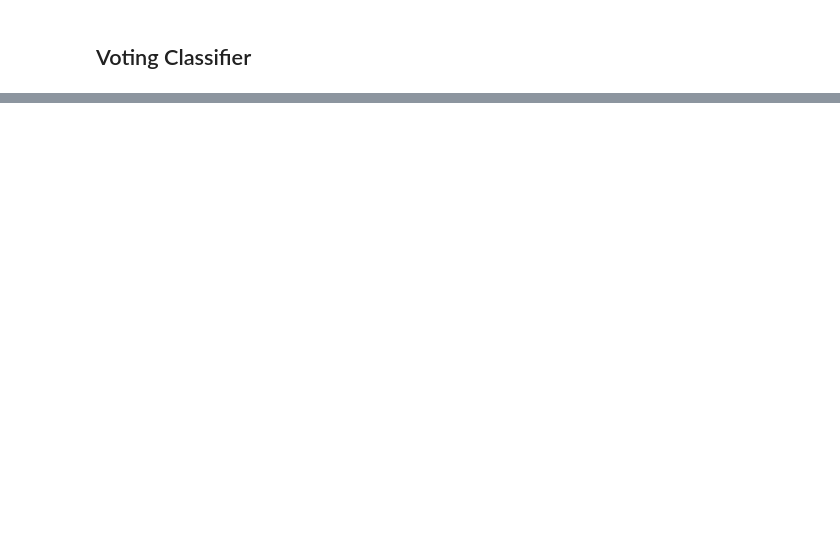
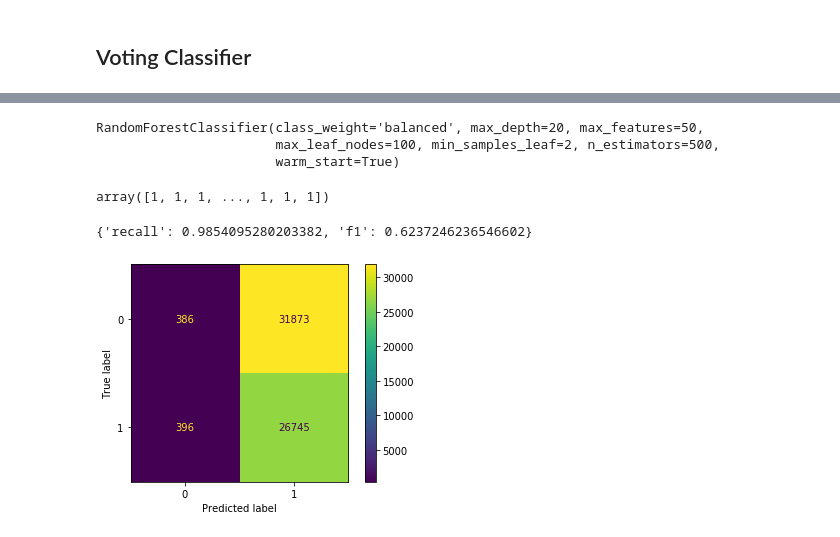
Before and after one commit to wooyounghong/water-wells-classification, a Jupyter notebook: 3.Modeling.ipynb, the cells around one changed output, grey strips where cells are left out. Cells and saved outputs as stored; diff of their text form; code cells hidden in the pictures; blank space fills up the shorter version.

```diff
--- a/3.Modeling.ipynb
+++ b/3.Modeling.ipynb
@@ -659,0 +746,6 @@ voting_clf.named_estimators
+# %%
+X_final_test = pd.get_dummies(X_final_test)
+# %%
+selector = SelectKBest(k=50)
+
+selector.fit(X_final_test, Y_final_test)
@@ -659,0 +754,3 @@ voting_clf.named_estimators
+# %%
+selected_columns = X_final_test.columns[selector.get_support()]
+X_final_test[selected_columns]
@@ -659,0 +771,6 @@ voting_clf.named_estimators
+# %%
+final_model_rf.fit(X_final_test[selected_columns], Y_final_test)
+# %% [output]
+RandomForestClassifier(class_weight='balanced', max_depth=20, max_features=50,
+                       max_leaf_nodes=100, min_samples_leaf=2, n_estimators=500,
+                       warm_start=True)
@@ -659,0 +779,4 @@ voting_clf.named_estimators
+# %%
+Y_pred
+# %% [output]
+array([1, 1, 1, ..., 1, 1, 1])
@@ -659,0 +792,9 @@ voting_clf.named_estimators
+# %%
+output
+# %% [output]
+{'recall': 0.9854095280203382, 'f1': 0.6237246236546602}
+# %%
+plot_confusion_matrix(final_model_rf, X_final_test[selected_columns], Y_final_test)
+plt.savefig('./plots/final_matrix.png', bbox_inches='tight')
+# %% [output]
+[figure, added]
```
Also changed, not shown: parts of 39 cells of this notebook, 3 other files.
